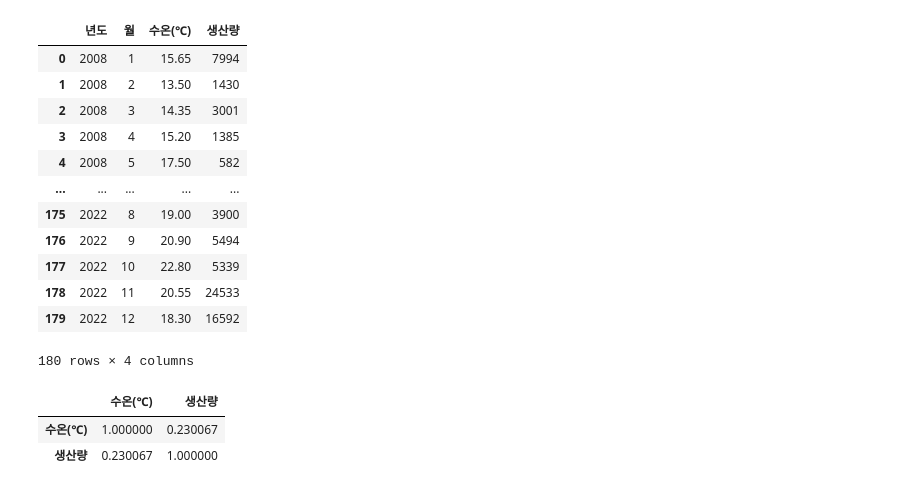
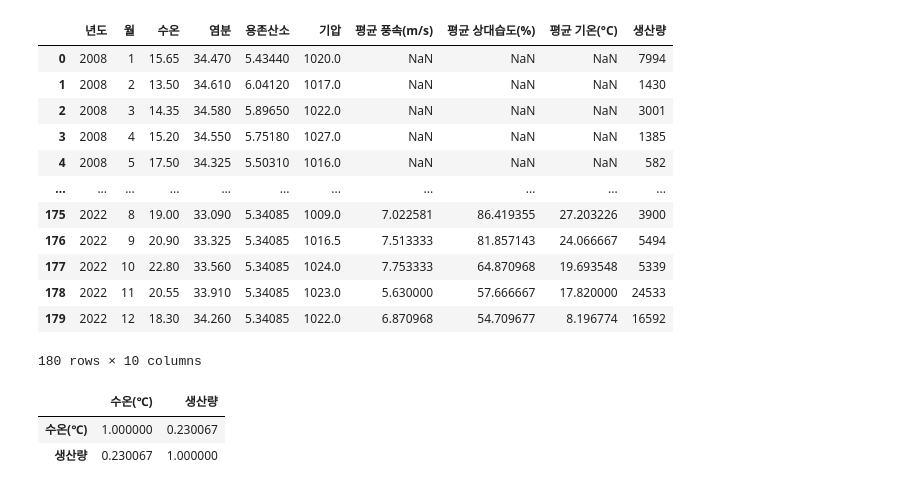
Before and after one commit to dlwogus552/big_data_project, a Jupyter notebook: python/208수온_상관분석.ipynb, the cells around one changed output. Cells and saved outputs as stored; diff of their text form; code cells hidden in the pictures.

```diff
--- a/python/208수온_상관분석.ipynb
+++ b/python/208수온_상관분석.ipynb
@@ -14,24 +18,24 @@ plt.rcParams['axes.unicode_minus']=False
 # %%
 # 데이터 블러오기
 mackerel_output=pd.read_csv('./data/mackerel/부산_고등어_생산량(선어).csv',encoding='cp949')
-temperature_dong=pd.read_csv('./data/temperature/208정선_월별.csv')
+temperature_dong=pd.read_csv('./data/temperature/208정선_월별.csv',encoding='cp949')
 
 temperature_dong_output=pd.merge(temperature_dong,mackerel_output,on=['년도','월'])
 temperature_dong_output
 # %% [output]
-|  | 년도 | 월 | 수온(℃) | 생산량 |
-| 0 | 2008 | 1 | 15.65 | 7994 |
-| 1 | 2008 | 2 | 13.50 | 1430 |
-| 2 | 2008 | 3 | 14.35 | 3001 |
-| 3 | 2008 | 4 | 15.20 | 1385 |
-| 4 | 2008 | 5 | 17.50 | 582 |
-| ... | ... | ... | ... | ... |
-| 175 | 2022 | 8 | 19.00 | 3900 |
-| 176 | 2022 | 9 | 20.90 | 5494 |
-| 177 | 2022 | 10 | 22.80 | 5339 |
-| 178 | 2022 | 11 | 20.55 | 24533 |
-| 179 | 2022 | 12 | 18.30 | 16592 |
+|  | 년도 | 월 | 수온 | 염분 | 용존산소 | 기압 | 평균 풍속(m/s) | 평균 상대습도(%) | 평균 기온(°C) | 생산량 |
+| 0 | 2008 | 1 | 15.65 | 34.470 | 5.43440 | 1020.0 | NaN | NaN | NaN | 7994 |
+| 1 | 2008 | 2 | 13.50 | 34.610 | 6.04120 | 1017.0 | NaN | NaN | NaN | 1430 |
+| 2 | 2008 | 3 | 14.35 | 34.580 | 5.89650 | 1022.0 | NaN | NaN | NaN | 3001 |
+| 3 | 2008 | 4 | 15.20 | 34.550 | 5.75180 | 1027.0 | NaN | NaN | NaN | 1385 |
+| 4 | 2008 | 5 | 17.50 | 34.325 | 5.50310 | 1016.0 | NaN | NaN | NaN | 582 |
+| ... | ... | ... | ... | ... | ... | ... | ... | ... | ... | ... |
+| 175 | 2022 | 8 | 19.00 | 33.090 | 5.34085 | 1009.0 | 7.022581 | 86.419355 | 27.203226 | 3900 |
+| 176 | 2022 | 9 | 20.90 | 33.325 | 5.34085 | 1016.5 | 7.513333 | 81.857143 | 24.066667 | 5494 |
+| 177 | 2022 | 10 | 22.80 | 33.560 | 5.34085 | 1024.0 | 7.753333 | 64.870968 | 19.693548 | 5339 |
+| 178 | 2022 | 11 | 20.55 | 33.910 | 5.34085 | 1023.0 | 5.630000 | 57.666667 | 17.820000 | 24533 |
+| 179 | 2022 | 12 | 18.30 | 34.260 | 5.34085 | 1022.0 | 6.870968 | 54.709677 | 8.196774 | 16592 |
-180 rows × 4 columns
+180 rows × 10 columns
 # %%
 month_temperature_dong=temperature_dong_output[temperature_dong_output['월']==7]
 month_temperature_dong=month_temperature_dong.reset_index().drop(columns='index')
```
Also changed, not shown: parts of 1 cell of this notebook, 18 other files.
